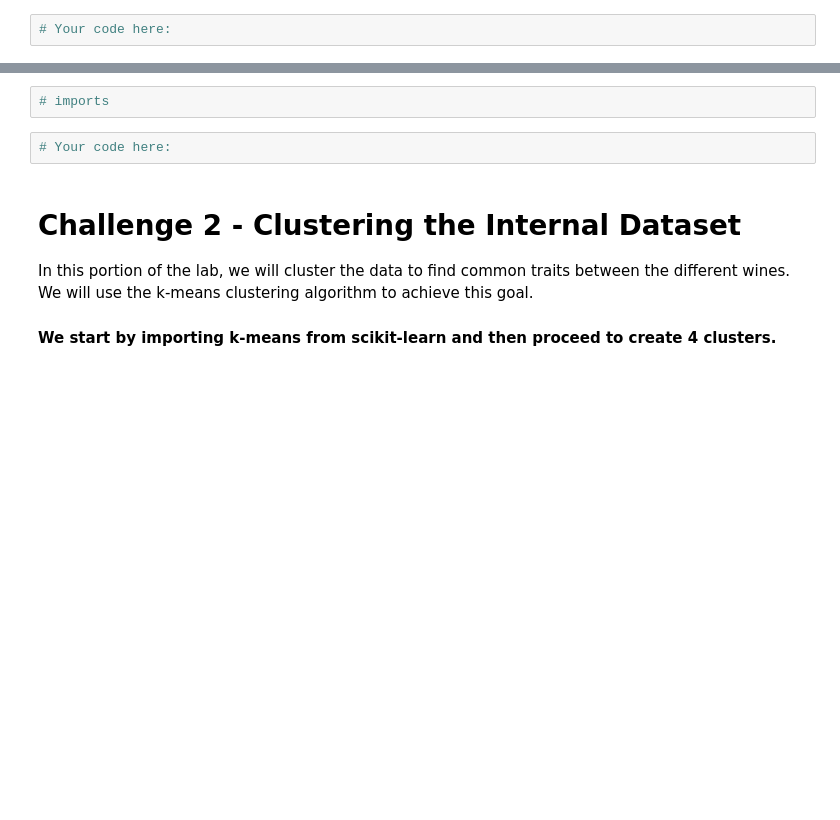
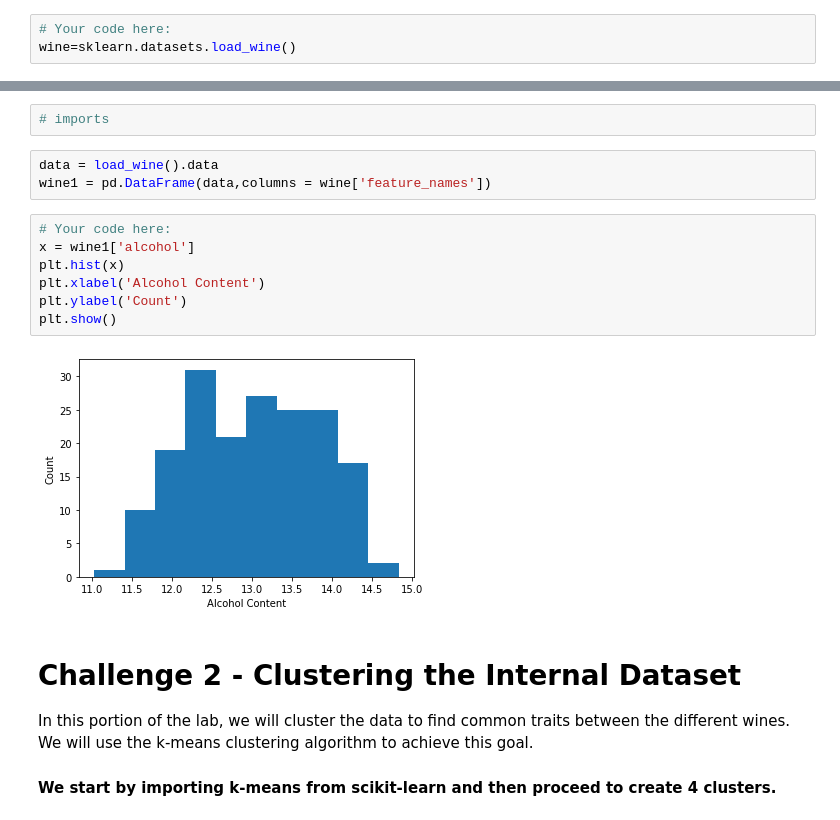
Before and after one commit to paoloironhack/data_analytics062020, a Jupyter notebook: labs/module_3/Unsupervised-Sklearn/your-code/main.ipynb, the cells around one changed output, grey strips where cells are left out. Cells and saved outputs as stored; diff of their text form; blank space fills up the shorter version.

```diff
--- a/labs/module_3/Unsupervised-Sklearn/your-code/main.ipynb
+++ b/labs/module_3/Unsupervised-Sklearn/your-code/main.ipynb
@@ -17,6 +23,7 @@ from sklearn.datasets import load_wine
 In the cell below, use the `load_wine` function and assign the wine dataset to a variable called `wine`.
 # %%
 # Your code here:
+wine=sklearn.datasets.load_wine()
 # %% [markdown]
 In the next step, list the keys of the variable `wine` to examine its contents. Note that the `load_wine` function does not return dataframes. It returns you a Python dictionary.
 # %%
@@ -37,8 +103,18 @@ Print the description of the dataset in the cell below using the `DESCR` attribu
 Let's plot the alcohol content histogram. Recall that we are working with a numpy array and will need to use a matplotlib function to produce a histogram.
 # %%
 # imports
-# %%
-# Your code here:
+# %%
+data = load_wine().data
+wine1 = pd.DataFrame(data,columns = wine['feature_names'])
+# %%
+# Your code here:
+x = wine1['alcohol']
+plt.hist(x)
+plt.xlabel('Alcohol Content')
+plt.ylabel('Count')
+plt.show()
+# %% [output]
+[figure, added]
 # %% [markdown]
 # Challenge 2 - Clustering the Internal Dataset
 
```
Also changed, not shown: parts of 49 cells of this notebook.
